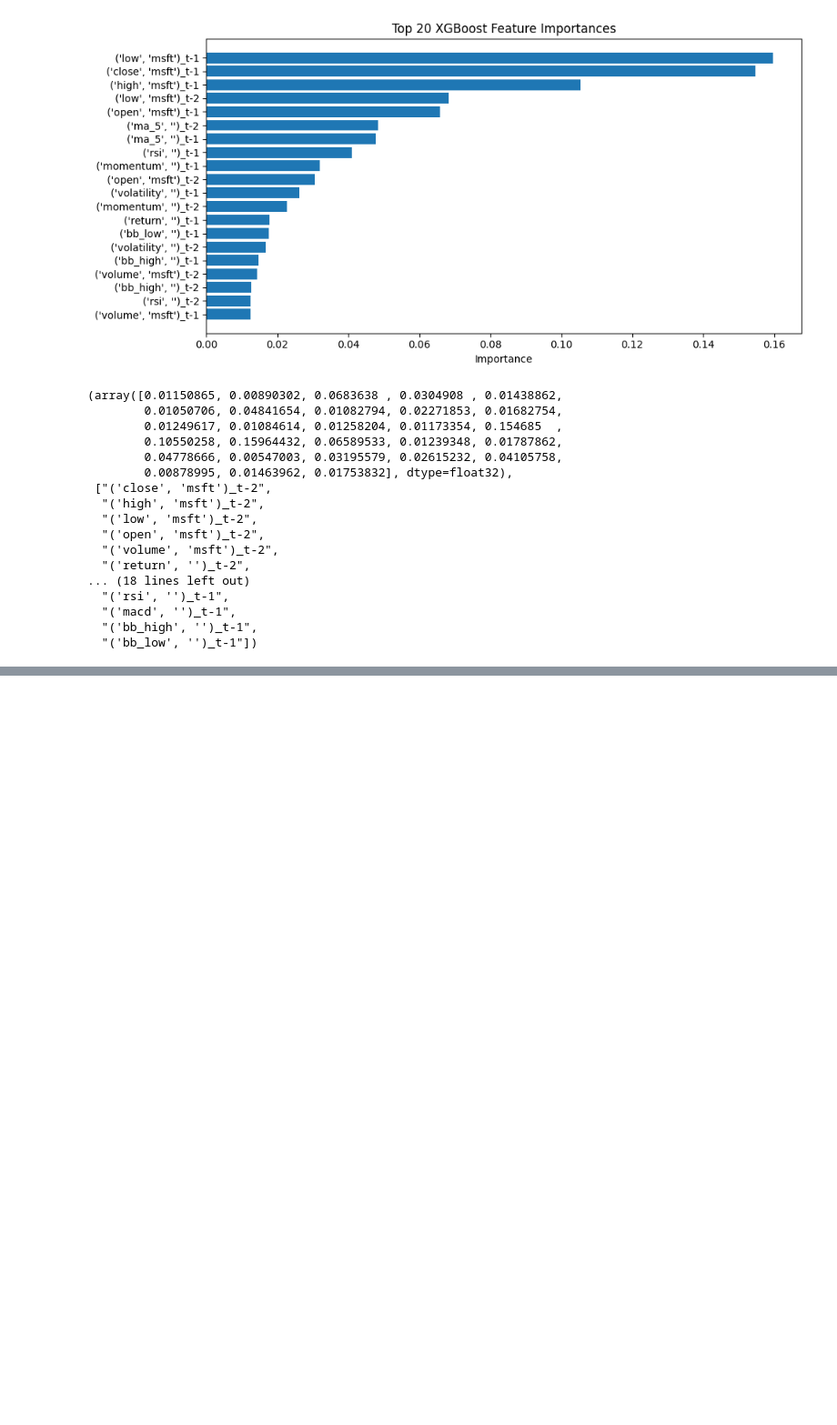
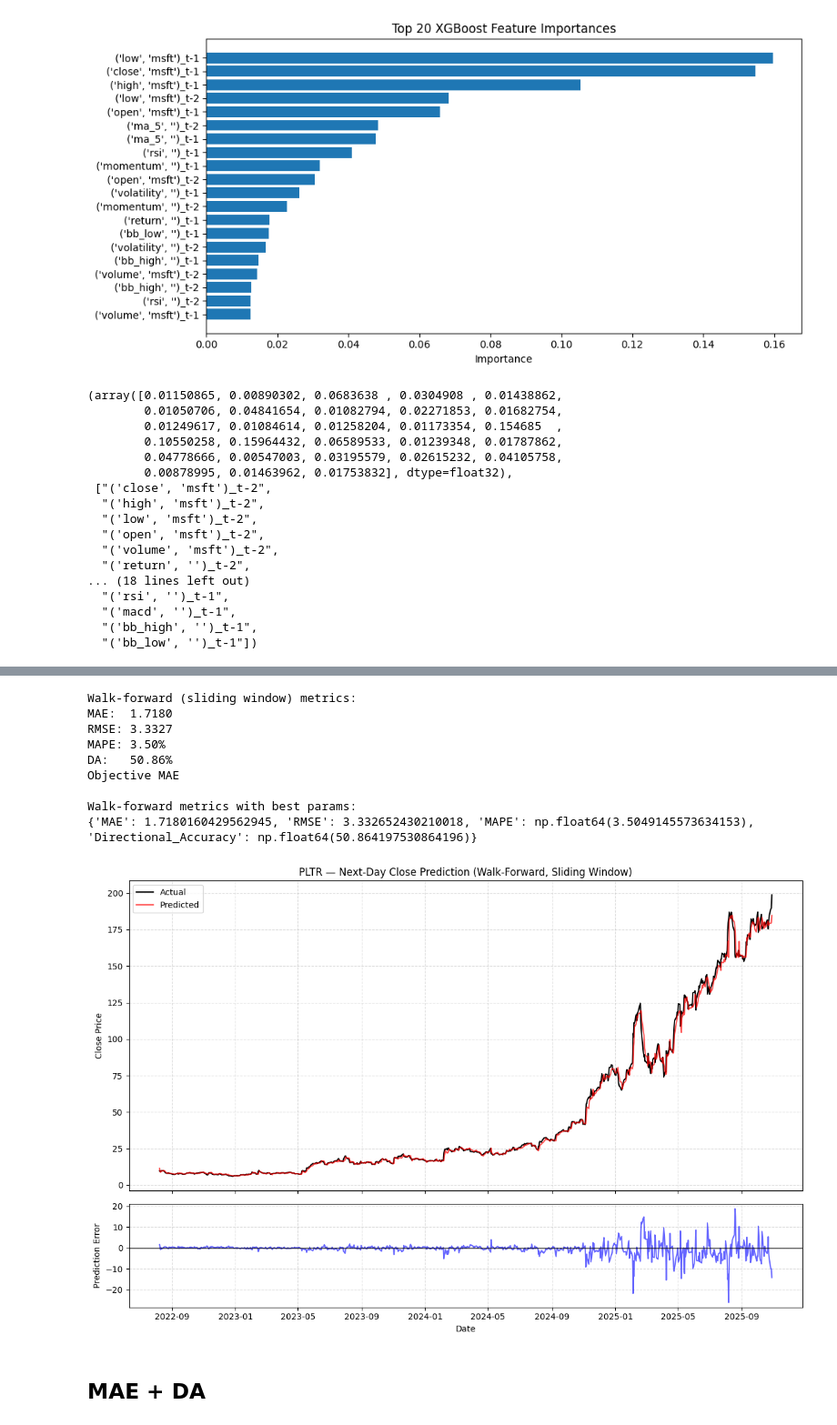
Before and after one commit to ruokokoski/predistocks, a Jupyter notebook: stock_predictor.ipynb, the cells around one changed output, grey strips where cells are left out. Shown at 91% size. Saved outputs shown, nothing was run; the diff lists cells and outputs as text; code cells hidden in the pictures; blank space fills up the shorter version.

Commit message:
Train model for Palantir and compare results

```diff
--- a/stock_predictor.ipynb
+++ b/stock_predictor.ipynb
@@ -900,0 +900,13 @@ get_feature_importance(data, lag, train_window, best_params, use_ta=True)
+# %%
+ticker = 'PLTR'
+
+data_pltr = load_stock_data(ticker, start="2022-01-01")
+
+lag_values = [2, 3, 4, 5, 10]
+train_window_values = [60, 80, 100, 120, 140, 160]
+
+use_ta = True
+results_pltr = optimize_window_sizes(data_pltr, lag_values, train_window_values, use_ta)
+
+best_pltr = results_pltr.iloc[0]
+print(f"\nBest configuration, ticker {ticker}: lag={best_pltr.lag}, train_window={best_pltr.train_window}")
@@ -900,0 +933,15 @@ get_feature_importance(data, lag, train_window, best_params, use_ta=True)
+# %%
+lag = 4
+train_window = 120
+use_ta = True
+objective = 'mae'
+
+study_pltr_mae = optuna_xgb(
+    data_pltr,
+    lag=lag,
+    train_window=train_window,
+    n_trials=50,
+    use_ta=use_ta,
+    metric=objective,
+    alpha=None
+)
@@ -900,0 +1014,28 @@ get_feature_importance(data, lag, train_window, best_params, use_ta=True)
+# %%
+X, y, target_dates, feature_dates = create_features(data_pltr, lag, use_ta=True)
+
+results, metrics = walk_forward_sliding_window(
+    X, y, target_dates,
+    train_window=train_window,
+    step=1, # predict daily
+    params=study_pltr_mae.best_params,
+)
+
+print("Objective MAE")
+print("\nWalk-forward metrics with best params:")
+print(metrics)
+
+plot_walk_forward_results(results, ticker)
+# %% [output]
+Walk-forward (sliding window) metrics:
+MAE:  1.7180
+RMSE: 3.3327
+MAPE: 3.50%
+DA:   50.86%
+Objective MAE
+
+Walk-forward metrics with best params:
+{'MAE': 1.7180160429562945, 'RMSE': 3.332652430210018, 'MAPE': np.float64(3.5049145573634153), 'Directional_Accuracy': np.float64(50.864197530864196)}
+[figure, added]
+# %% [markdown]
+## MAE + DA
```
Also changed, not shown: parts of 12 cells of this notebook.
